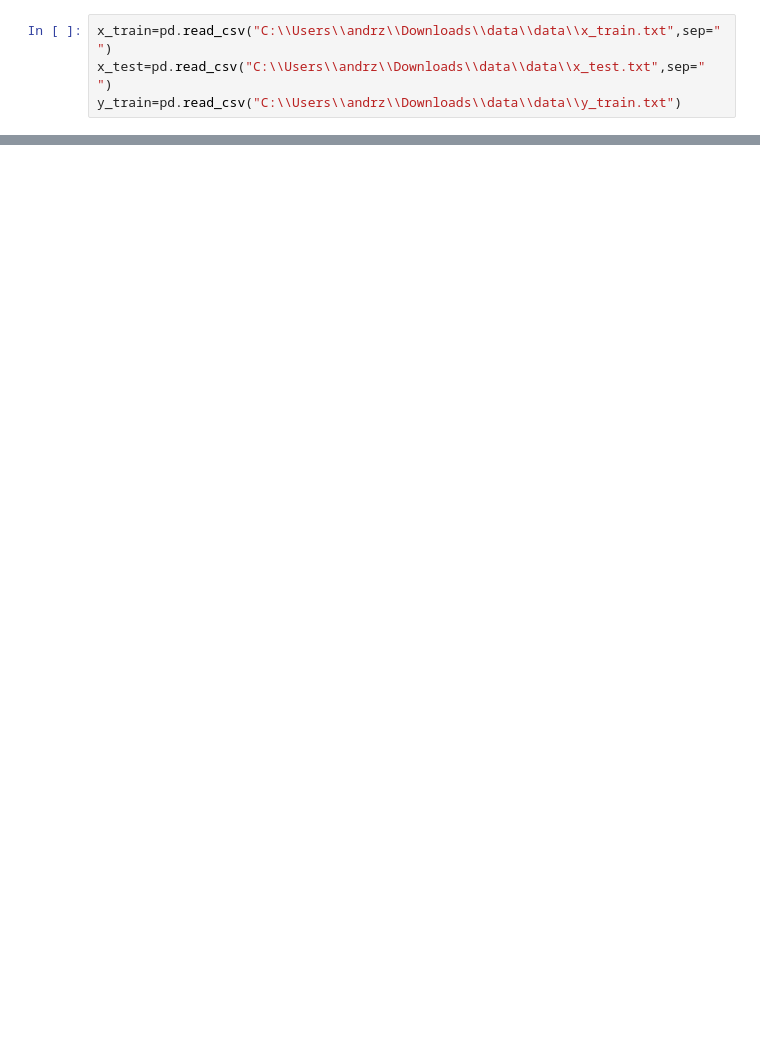
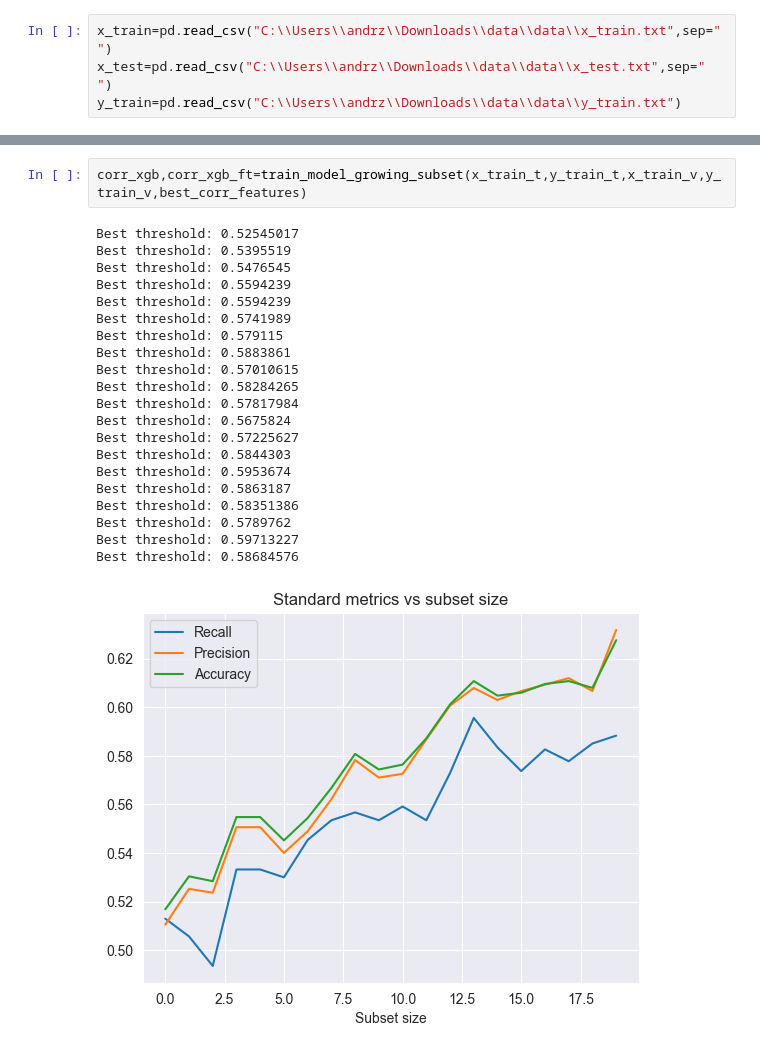
Before and after one commit to M-SZEWCZAK/-Cost-Sensitive-Predictive-Modeling, a Jupyter notebook: eda/structured_selection_runs.ipynb, the cells around one changed output, grey strips where cells are left out. Saved outputs shown, nothing was run; the diff lists cells and outputs as text; blank space fills up the shorter version.

```diff
--- a/eda/structured_selection_runs.ipynb
+++ b/eda/structured_selection_runs.ipynb
@@ -34,0 +96,24 @@ print(all_methods_included)
+# %%
+corr_xgb,corr_xgb_ft=train_model_growing_subset(x_train_t,y_train_t,x_train_v,y_train_v,best_corr_features)
+# %% [output]
+Best threshold: 0.52545017
+Best threshold: 0.5395519
+Best threshold: 0.5476545
+Best threshold: 0.5594239
+Best threshold: 0.5594239
+Best threshold: 0.5741989
+Best threshold: 0.579115
+Best threshold: 0.5883861
+Best threshold: 0.57010615
+Best threshold: 0.58284265
+Best threshold: 0.57817984
+Best threshold: 0.5675824
+Best threshold: 0.57225627
+Best threshold: 0.5844303
+Best threshold: 0.5953674
+Best threshold: 0.5863187
+Best threshold: 0.58351386
+Best threshold: 0.5789762
+Best threshold: 0.59713227
+Best threshold: 0.58684576
+[figure, added]
```
Also changed, not shown: parts of 12 cells of this notebook, 2 other files.
